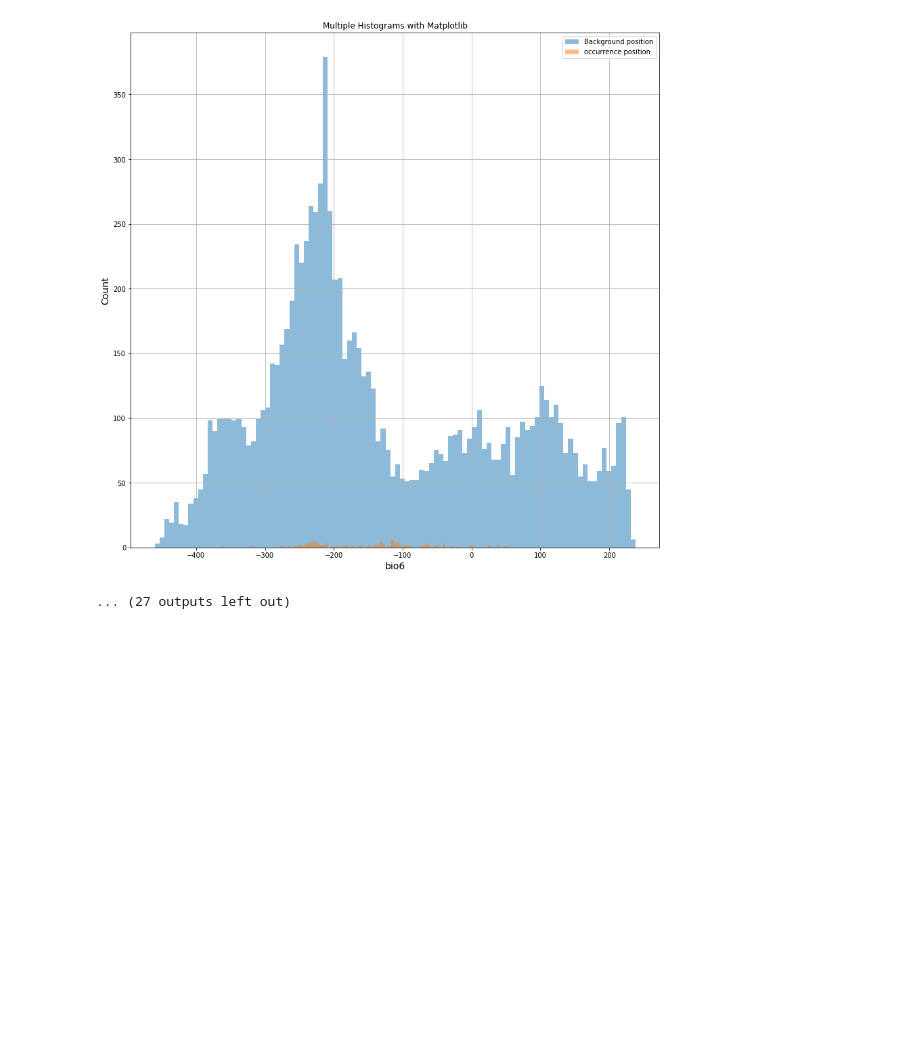
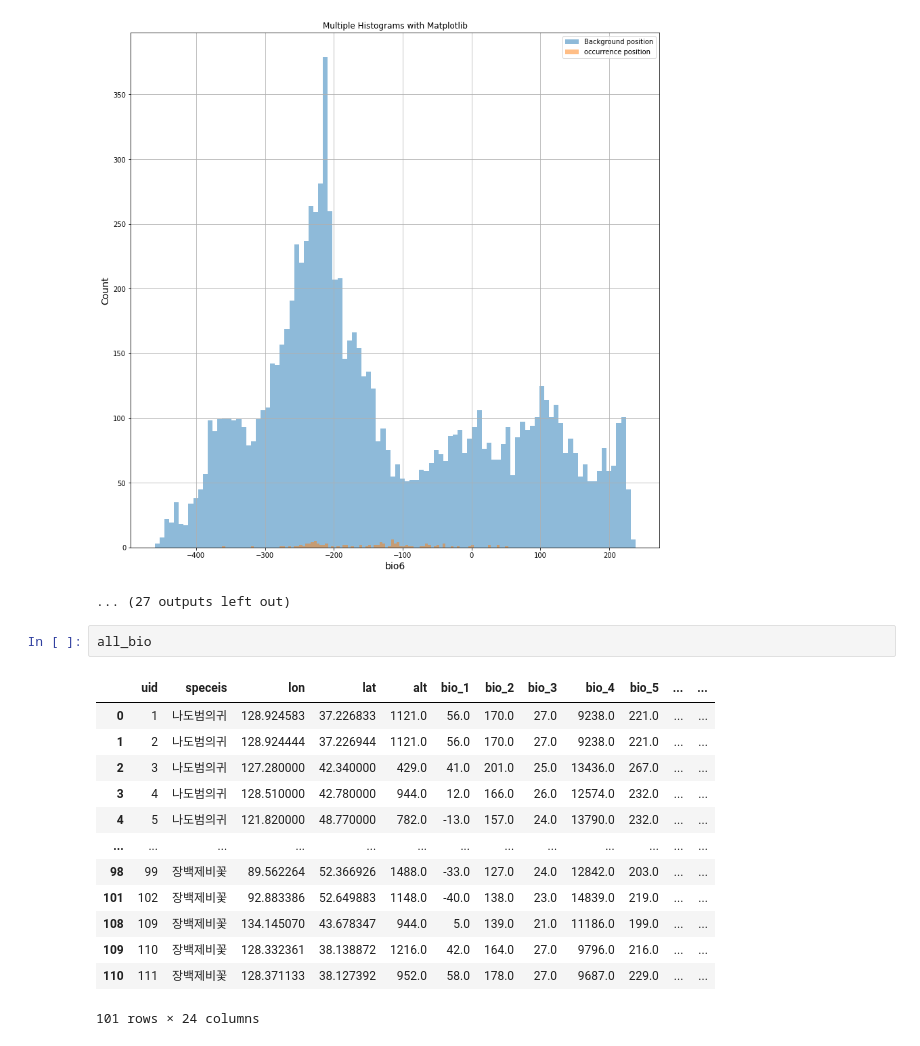
Before and after one commit to web1mhz/machine_learing_reference, a Jupyter notebook: 01_maxent_자료준비.ipynb, the cells around one changed output. Drawn from its saved outputs; the diff is of its cells as text; blank space fills up the shorter version.

```diff
--- a/01_maxent_자료준비.ipynb
+++ b/01_maxent_자료준비.ipynb
@@ -565,3 +573,19 @@ print(f"{time.time()-start}초 걸렸습니다.")
 [figure]
 [figure]
 ... (27 outputs left out)
+# %%
+all_bio
+# %% [output]
+|  | uid | speceis | lon | lat | alt | bio_1 | bio_2 | bio_3 | bio_4 | bio_5 | ... | ... |
+| 0 | 1 | 나도범의귀 | 128.924583 | 37.226833 | 1121.0 | 56.0 | 170.0 | 27.0 | 9238.0 | 221.0 | ... | ... |
+| 1 | 2 | 나도범의귀 | 128.924444 | 37.226944 | 1121.0 | 56.0 | 170.0 | 27.0 | 9238.0 | 221.0 | ... | ... |
+| 2 | 3 | 나도범의귀 | 127.280000 | 42.340000 | 429.0 | 41.0 | 201.0 | 25.0 | 13436.0 | 267.0 | ... | ... |
+| 3 | 4 | 나도범의귀 | 128.510000 | 42.780000 | 944.0 | 12.0 | 166.0 | 26.0 | 12574.0 | 232.0 | ... | ... |
+| 4 | 5 | 나도범의귀 | 121.820000 | 48.770000 | 782.0 | -13.0 | 157.0 | 24.0 | 13790.0 | 232.0 | ... | ... |
+| ... | ... | ... | ... | ... | ... | ... | ... | ... | ... | ... | ... | ... |
+| 98 | 99 | 장백제비꽃 | 89.562264 | 52.366926 | 1488.0 | -33.0 | 127.0 | 24.0 | 12842.0 | 203.0 | ... | ... |
+| 101 | 102 | 장백제비꽃 | 92.883386 | 52.649883 | 1148.0 | -40.0 | 138.0 | 23.0 | 14839.0 | 219.0 | ... | ... |
+| 108 | 109 | 장백제비꽃 | 134.145070 | 43.678347 | 944.0 | 5.0 | 139.0 | 21.0 | 11186.0 | 199.0 | ... | ... |
+| 109 | 110 | 장백제비꽃 | 128.332361 | 38.138872 | 1216.0 | 42.0 | 164.0 | 27.0 | 9796.0 | 216.0 | ... | ... |
+| 110 | 111 | 장백제비꽃 | 128.371133 | 38.127392 | 952.0 | 58.0 | 178.0 | 27.0 | 9687.0 | 229.0 | ... | ... |
+101 rows × 24 columns
```
Also changed, not shown: parts of 31 cells of this notebook, 4 other files.
